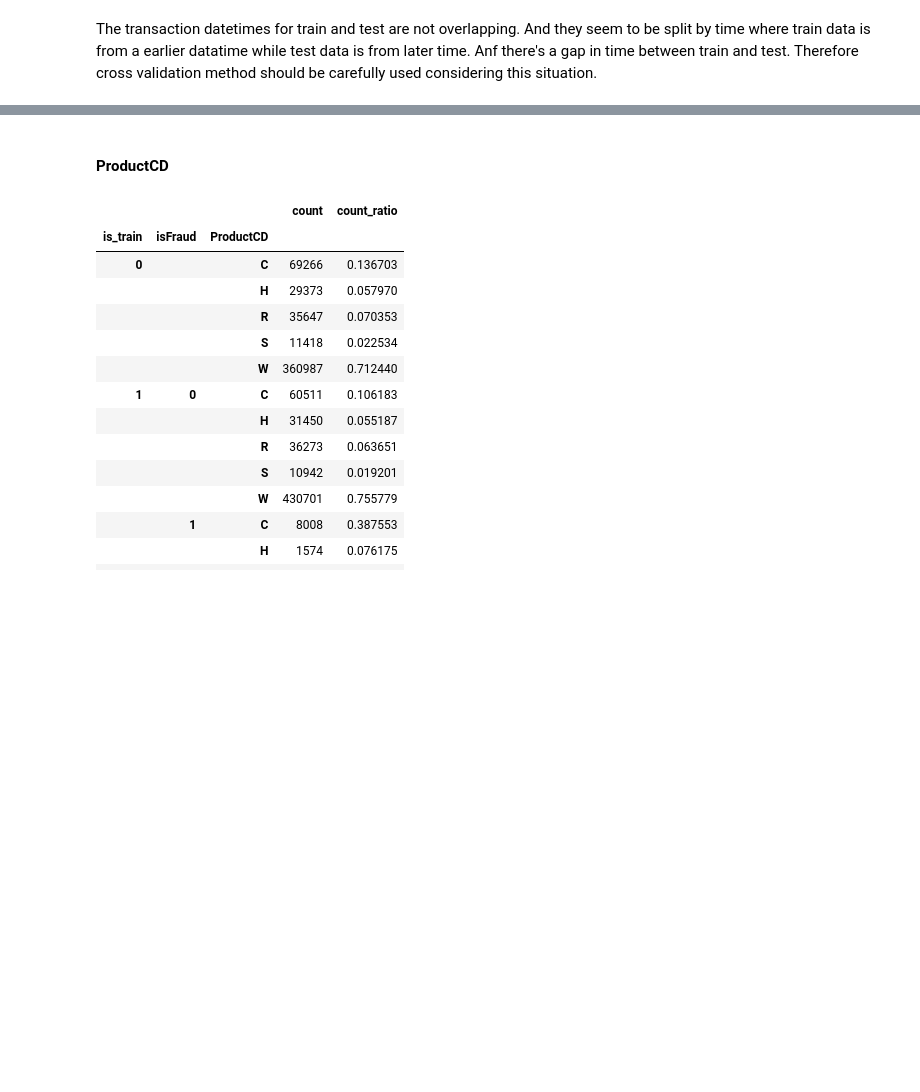
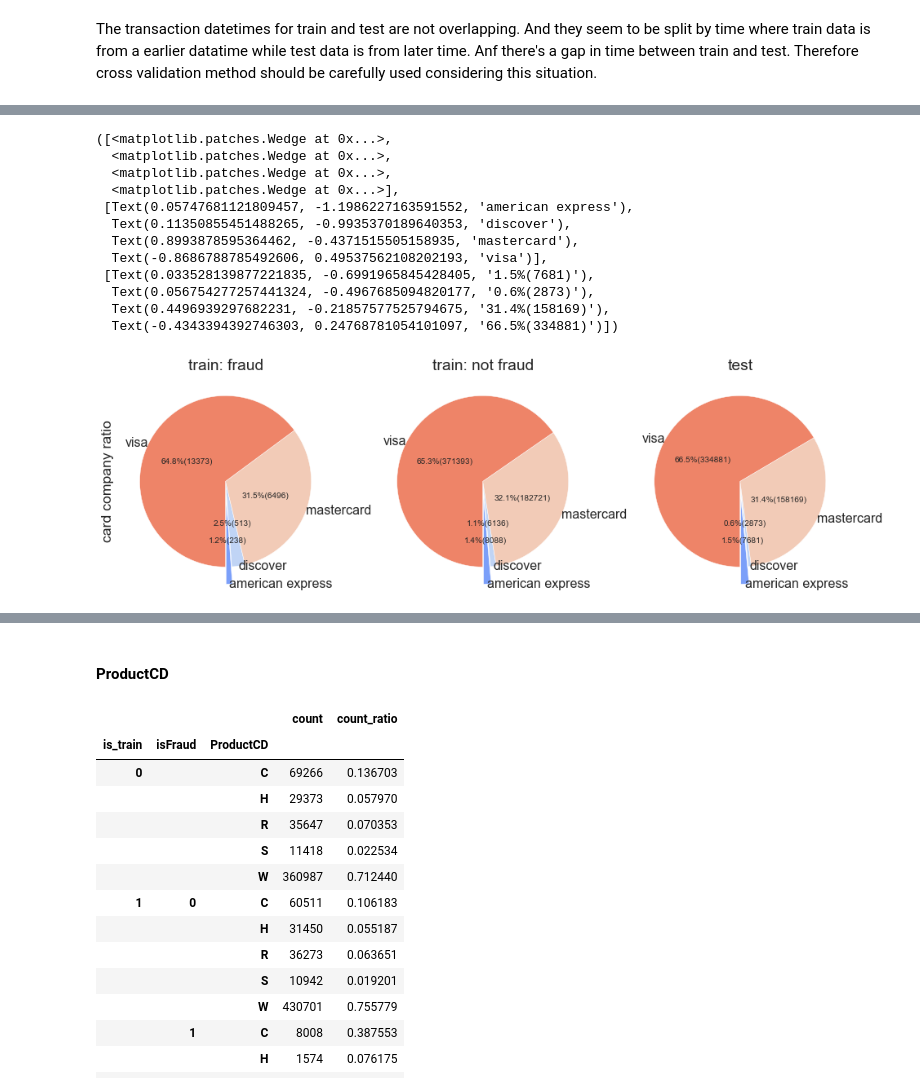
Before and after one commit to xinquan-wang/IEEE-CIS_Fraud_Detection, a Jupyter notebook: IEEE-CIS Fraud Detection.ipynb, the cells around one changed output, grey strips where cells are left out. Drawn from its saved outputs; the diff is of its cells as text; code cells hidden in the pictures; blank space fills up the shorter version.

```diff
--- a/IEEE-CIS Fraud Detection.ipynb
+++ b/IEEE-CIS Fraud Detection.ipynb
@@ -303,0 +463,9 @@ The transaction datetimes for train and test are not overlapping. And they seem
+# %%
+def text_style_func(pct, allvals):
+    absolute = int(pct/100.*np.sum(allvals))
+    return "{:.1f}%({:d})".format(pct, absolute)
+
+def pie_param(ax, df, color_palette):
+    return ax.pie(df['count_ratio'].values, autopct=lambda pct: text_style_func(pct, df['count']),
+                  labels=df['card4'], explode=[0.2]+ np.zeros(len(df)-1).tolist(), pctdistance=0.5,
+                  startangle = 270, labeldistance = 1, colors=sns.color_palette(color_palette, 4))
@@ -303,0 +478,23 @@ The transaction datetimes for train and test are not overlapping. And they seem
+# %%
+pie_fig, ax = plt.subplots(1, 3, figsize=(16,9))
+ax[0].title.set_text('train: fraud')
+ax[0].set(ylabel='card company ratio')
+pie_param(ax[0], card4_cnt_train_fraud, "coolwarm")
+ax[1].title.set_text('train: not fraud')
+pie_param(ax[1], card4_cnt_train_not_fraud, "coolwarm")
+ax[2].title.set_text('test')
+pie_param(ax[2], card4_cnt_test, "coolwarm")
+# %% [output]
+([<matplotlib.patches.Wedge at 0x...>,
+  <matplotlib.patches.Wedge at 0x...>,
+  <matplotlib.patches.Wedge at 0x...>,
+  <matplotlib.patches.Wedge at 0x...>],
+ [Text(0.05747681121809457, -1.1986227163591552, 'american express'),
+  Text(0.11350855451488265, -0.9935370189640353, 'discover'),
+  Text(0.8993878595364462, -0.4371515505158935, 'mastercard'),
+  Text(-0.8686788785492606, 0.49537562108202193, 'visa')],
+ [Text(0.033528139877221835, -0.6991965845428405, '1.5%(7681)'),
+  Text(0.056754277257441324, -0.4967685094820177, '0.6%(2873)'),
+  Text(0.4496939297682231, -0.21857577525794675, '31.4%(158169)'),
+  Text(-0.4343394392746303, 0.24768781054101097, '66.5%(334881)')])
+[figure, added]
```
Also changed, not shown: parts of 49 cells of this notebook, 2 other files.
